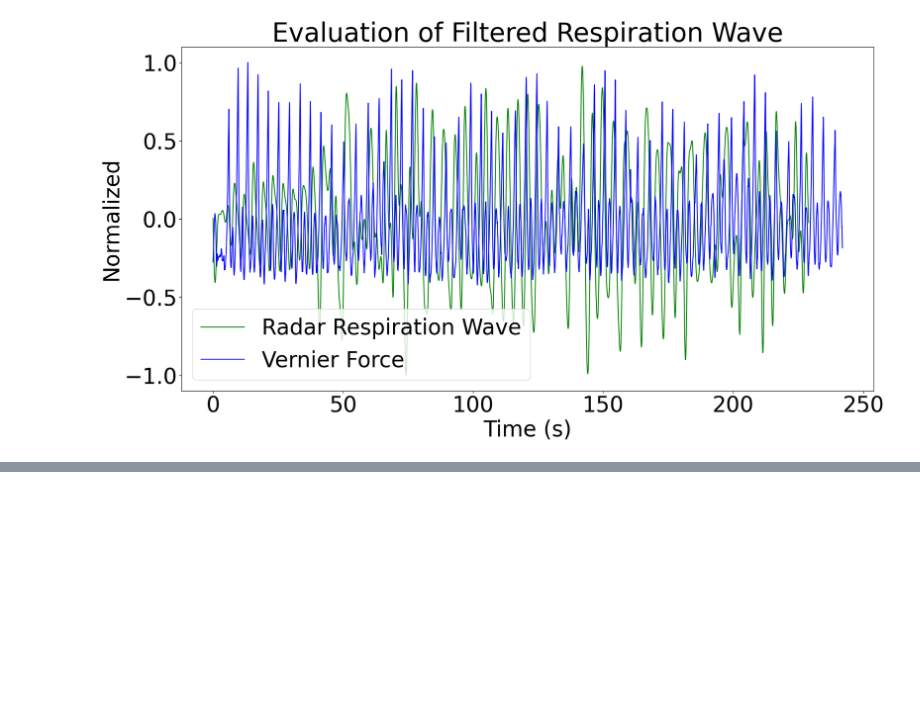
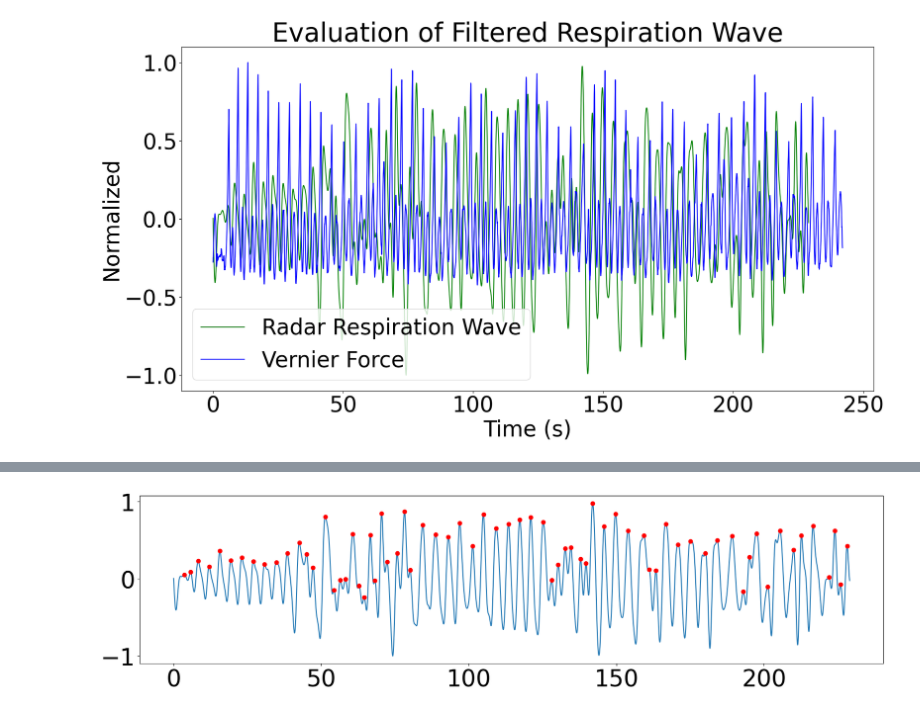
Before and after one commit to walidbrahim/radar_data_processing_tutorials, a Jupyter notebook: radar_data_processing.ipynb, the cells around one changed output, grey strips where cells are left out. Saved outputs shown, nothing was run; the diff lists cells and outputs as text; code cells hidden in the pictures; blank space fills up the shorter version.

Commit message:
add breathing rate estimation

```diff
--- a/radar_data_processing.ipynb
+++ b/radar_data_processing.ipynb
@@ -456,13 +468,17 @@ high_cutoff = 0.6 / NYQ
 b, a = butter(4, [low_cutoff, high_cutoff], btype='band', analog=False)
 respiration_wave = filtfilt(b, a, unwrapped_data)   # Account for delays
 
+# Normalize signals:
+respiration_wave_norm = respiration_wave/np.max(np.abs(respiration_wave))
+vernier_raw_data_norm = vernier_raw_data/np.max(np.abs(vernier_raw_data))
+
 # Plot the force and radar data:
 %matplotlib inline
 plt.rcParams["figure.figsize"] = (20,10)
-plt.plot(radar_time, respiration_wave/np.max(np.abs(respiration_wave)), 'g', label='Radar Respiration Wave')
+plt.plot(radar_time, respiration_wave_norm, 'g', label='Radar Respiration Wave')
 npnts = len(vernier_raw_data)
 time  = np.linspace(0, npnts//vernier_sampling_frequency, npnts)
-plt.plot(time, vernier_raw_data/np.max(np.abs(vernier_raw_data)), 'b', label='Vernier Force')
+plt.plot(time, vernier_raw_data_norm, 'b', label='Vernier Force')
 plt.title('Evaluation of Filtered Respiration Wave')
 plt.ylabel('Normalized')
 plt.xlabel('Time (s)')
@@ -472,0 +498,29 @@ plt.show()
+# %%
+# 1/ Peak Counting-based method: (temporary)
+# Find peaks for radar:
+# Parameters for the peak finding algoritm: (Check doc for details about each parameter)
+# https://docs.scipy.org/doc/scipy/reference/generated/scipy.signal.find_peaks.html
+# In this example, I am only considering the distance between the peaks, which need to be higher than 1.5 sec
+distance = 1.5*FPS
+prominence = .2
+width = 1*FPS
+height = 0.1
+
+window_size = 30*FPS
+step = FPS
+radar_br_array = []   # Array to hold breathing rate values
+peaks_array = []      # Array to hold detected peaks
+for i in range(window_size, len(respiration_wave_norm), step):
+    peaks, _ = find_peaks(respiration_wave_norm[i-window_size:i], distance=distance)#, prominence=prominence)#, prominence=prominence, width=width, height=height)
+    bpm = len(peaks)*60*FPS//window_size
+    radar_br_array.append(bpm)
+
+# Check peak detection:
+plt.subplot(211)
+plt.plot(radar_time, respiration_wave_norm)
+peaks, _ = find_peaks(respiration_wave_norm, distance=distance)#, prominence=prominence)#, width=width, height=height)
+for pk in peaks:
+    plt.plot(radar_time[pk], respiration_wave_norm[pk], 'ro')
+plt.show()
+# %% [output]
+[figure, added]
```
Also changed, not shown: parts of 10 cells of this notebook.
